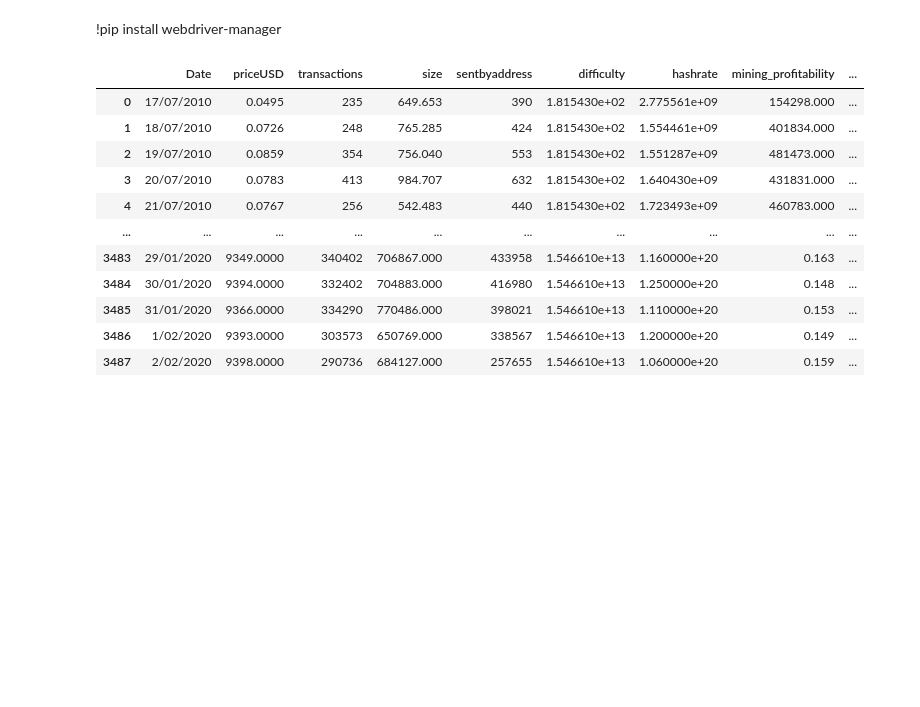
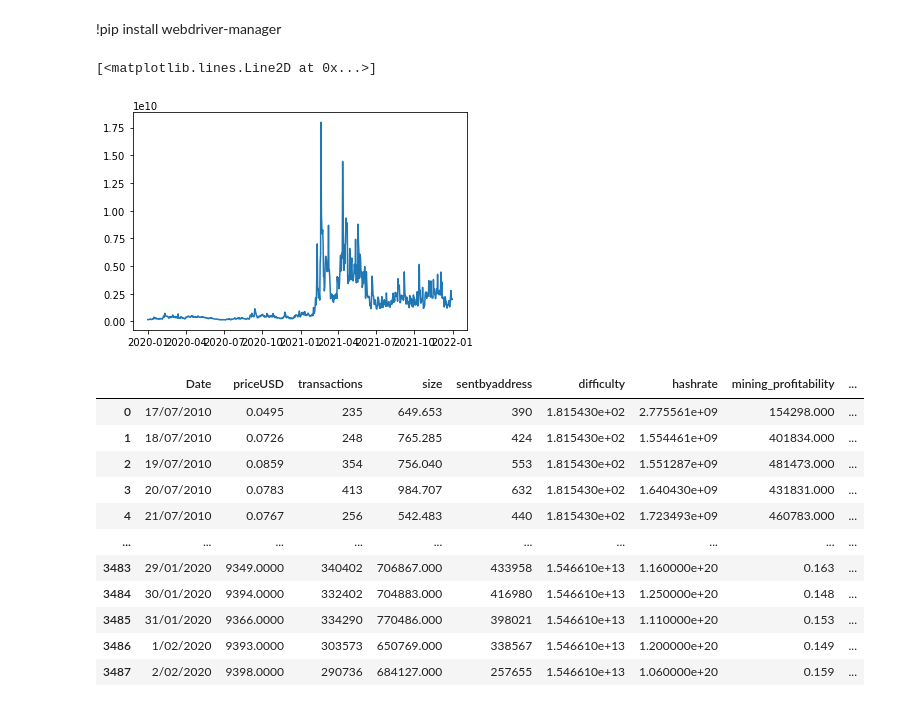
Before and after one commit to thanh31596/crypto_prediction, a Jupyter notebook: data_extraction.ipynb, the cells around one changed output. Saved outputs shown, nothing was run; the diff lists cells and outputs as text; code cells hidden in the pictures; blank space fills up the shorter version.

```diff
--- a/data_extraction.ipynb
+++ b/data_extraction.ipynb
@@ -235,3 +261,8 @@ btc_data = "C:/Users/thanh/Downloads/btc_data.csv"
+# %%
+plt.plot(tickerData.history(period='1d', start='2020-1-1', end='2022-1-1')['Volume'])
+# %% [output]
+[<matplotlib.lines.Line2D at 0x...>]
+[figure, added]
 # %%
 pd.read_csv(btc_data)
 # %% [output]
```
Also changed, not shown: parts of 13 cells of this notebook.
